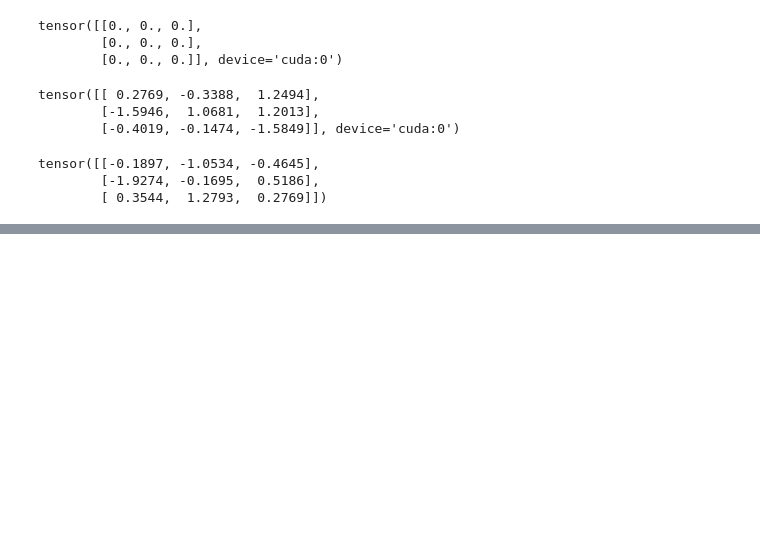
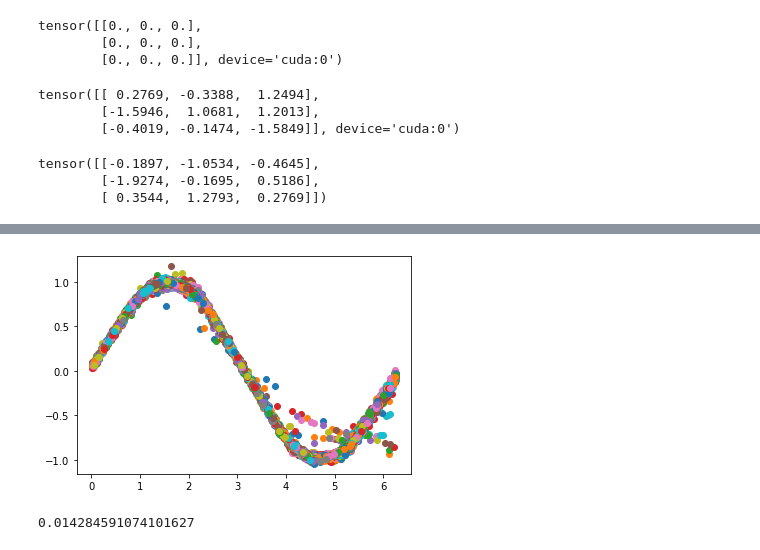
Before and after one commit to agupta54/cs224u-spring19, a Jupyter notebook: lecture-1/Into_to_PyTorch.ipynb, the cells around one changed output, grey strips where cells are left out. Saved outputs shown, nothing was run; the diff lists cells and outputs as text; code cells hidden in the pictures; blank space fills up the shorter version.

```diff
--- a/lecture-1/Into_to_PyTorch.ipynb
+++ b/lecture-1/Into_to_PyTorch.ipynb
@@ -221,0 +314,2 @@ tensor([[-0.1897, -1.0534, -0.4645],
+# %%
+device = torch.device("cuda:0") if torch.cuda.is_available() else torch.device("cpu")
@@ -221,0 +333,6 @@ tensor([[-0.1897, -1.0534, -0.4645],
+# %%
+x_train = torch.tensor(x[0:1000]).float().view(-1,1).to(device)
+y_train = torch.tensor(y[0:1000]).float().view(-1, 1).to(device)
+
+x_test = torch.tensor(x[1000:]).float().view(-1, 1).to(device)
+y_test = torch.tensor(y[1000:]).float().view(-1, 1).to(device)
@@ -221,0 +358,51 @@ tensor([[-0.1897, -1.0534, -0.4645],
+# %%
+class SineModel(nn.Module):
+    def __init__(self):
+        super(SineModel, self).__init__()
+        self.network = nn.Sequential(
+            nn.Linear(1, 5),
+            nn.ReLU(),
+            nn.Linear(5, 5),
+            nn.ReLU(),
+            nn.Linear(5, 5),
+            nn.ReLU(),
+            nn.Linear(5, 1))
+
+    def forward(self, x):
+        return self.network(x)
+# %%
+model = SineModel().to(device)
+criterion = nn.MSELoss()
+
+optimizer = torch.optim.Adam(model.parameters(), lr = 0.01)
+
+epochs = 1000
+
+for epoch in range(epochs):
+    for i, (x_i, y_i) in enumerate(sine_loader):
+
+        y_hat_i = model(x_i)
+
+        loss = criterion(y_hat_i, y_i)
+
+        optimizer.zero_grad()
+        loss.backward()
+        optimizer.step()
+
+    if epoch % 20:
+        plt.scatter(x_i.data.detach().cpu().numpy(), y_hat_i.detach().cpu().numpy())
+# %% [output]
+[figure, added]
+# %%
+# testing
+with torch.no_grad():
+    model.eval()
+    total_loss = 0.
+    for k, (x_k, y_k) in enumerate(sine_loader_test):
+        y_hat_k = model(x_k)
+        loss_test = criterion(y_hat_k, y_k)
+        total_loss += float(loss_test)
+
+print(total_loss)
+# %% [output]
+0.014284591074101627
```
Also changed, not shown: parts of 13 cells of this notebook.
